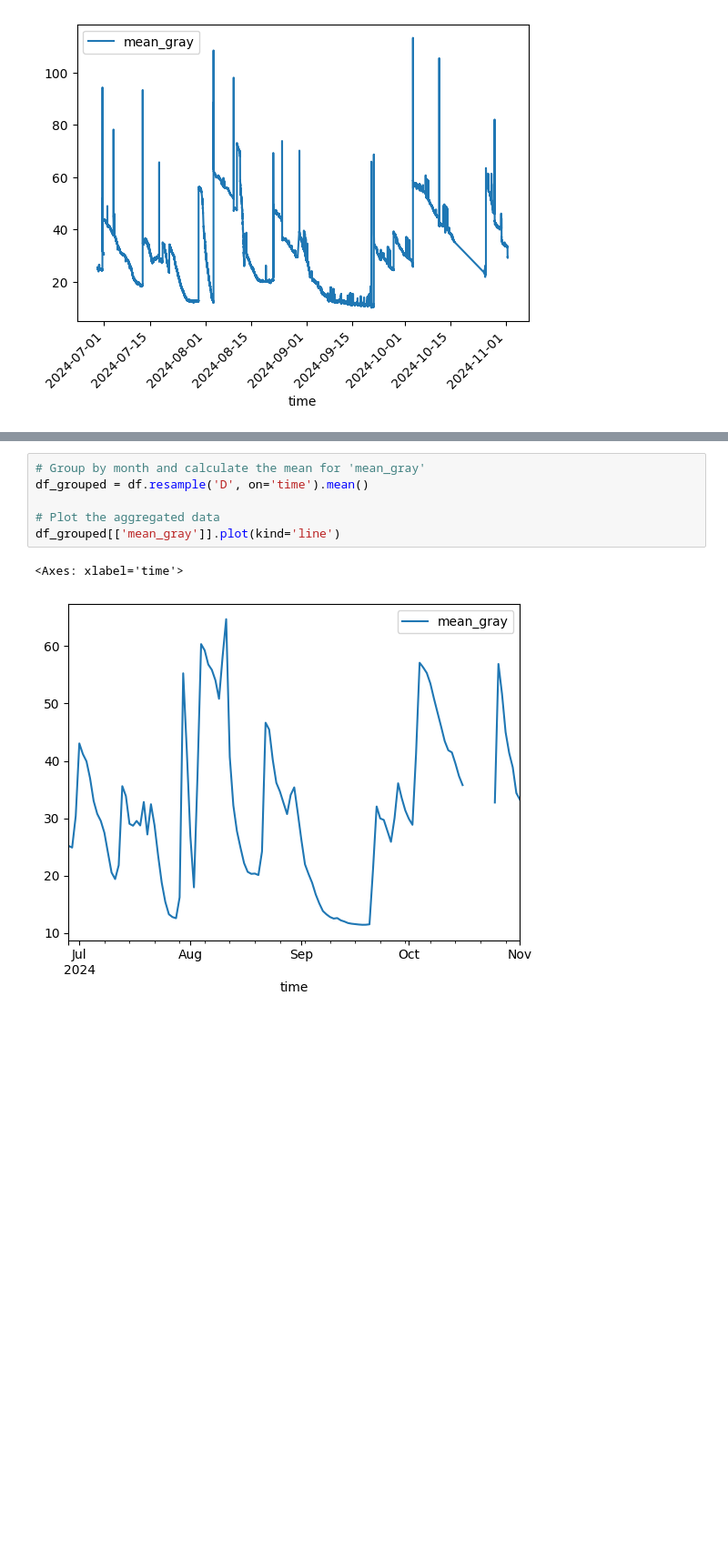
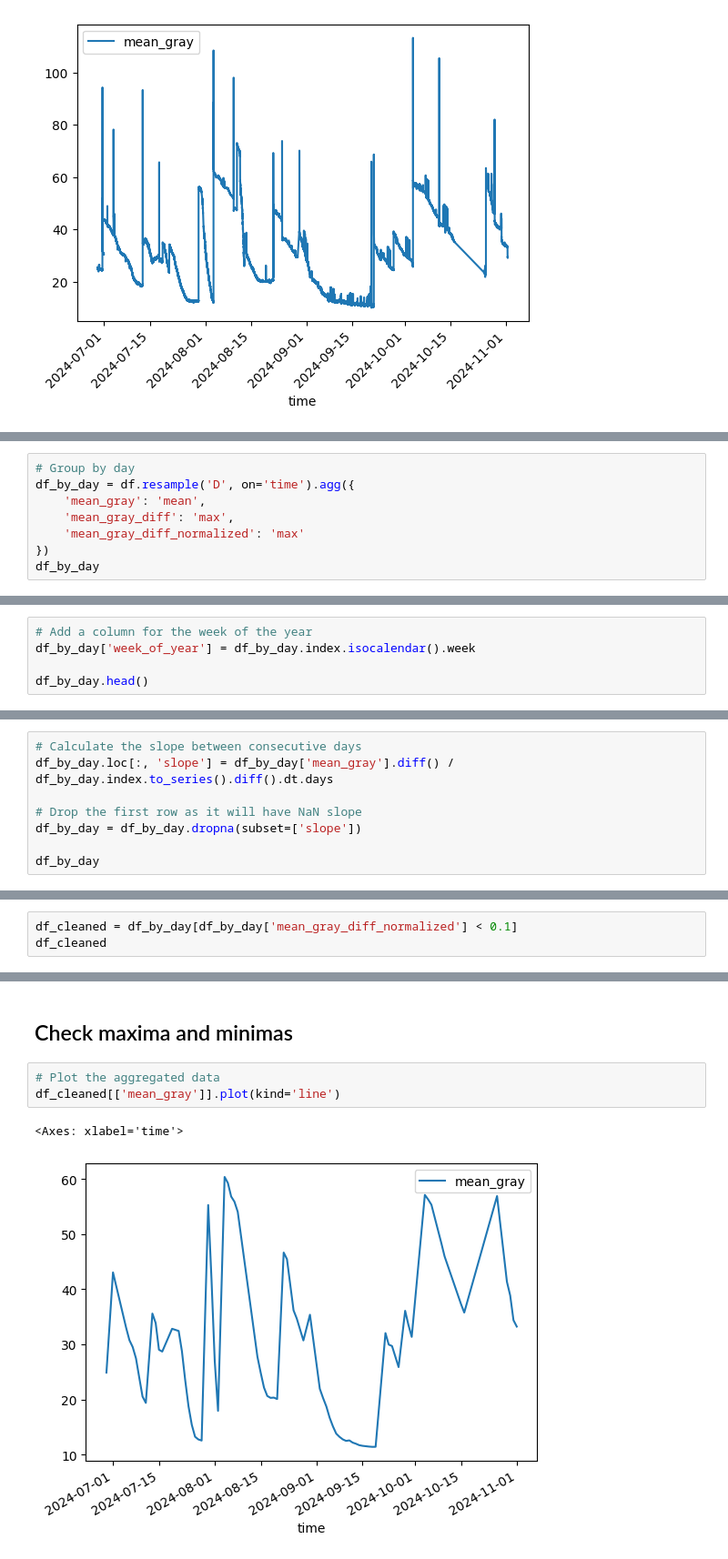
Before and after one commit to wiggle-bin/wiggle-notes, a Jupyter notebook: worms_actvitiy/DataActivityCorrelation.ipynb, the cells around one changed output, grey strips where cells are left out. Shown at 91% size. Cells and saved outputs as stored; diff of their text form; blank space fills up the shorter version.

Commit message:
Cleaned up data and collected slopes per day

```diff
--- a/worms_actvitiy/DataActivityCorrelation.ipynb
+++ b/worms_actvitiy/DataActivityCorrelation.ipynb
@@ -50,0 +92,8 @@ plt.show()
+# %%
+# Group by day
+df_by_day = df.resample('D', on='time').agg({
+    'mean_gray': 'mean',
+    'mean_gray_diff': 'max',
+    'mean_gray_diff_normalized': 'max'
+})
+df_by_day
@@ -50,0 +115,5 @@ plt.show()
+# %%
+# Add a column for the week of the year
+df_by_day['week_of_year'] = df_by_day.index.isocalendar().week
+
+df_by_day.head()
@@ -50,0 +130,8 @@ plt.show()
+# %%
+# Calculate the slope between consecutive days
+df_by_day.loc[:, 'slope'] = df_by_day['mean_gray'].diff() / df_by_day.index.to_series().diff().dt.days
+
+# Drop the first row as it will have NaN slope
+df_by_day = df_by_day.dropna(subset=['slope'])
+
+df_by_day
@@ -50,0 +163,3 @@ plt.show()
+# %%
+df_cleaned = df_by_day[df_by_day['mean_gray_diff_normalized'] < 0.1]
+df_cleaned
@@ -51,10 +181,9 @@ plt.show()
+# %% [markdown]
+## Check maxima and minimas
 # %%
-# Group by month and calculate the mean for 'mean_gray'
-df_grouped = df.resample('D', on='time').mean()
-
 # Plot the aggregated data
-df_grouped[['mean_gray']].plot(kind='line')
+df_cleaned[['mean_gray']].plot(kind='line')
 # %% [output]
 <Axes: xlabel='time'>
-[figure, old version]
+[figure, new version]
 # %%
```
Also changed, not shown: parts of 27 cells of this notebook.
